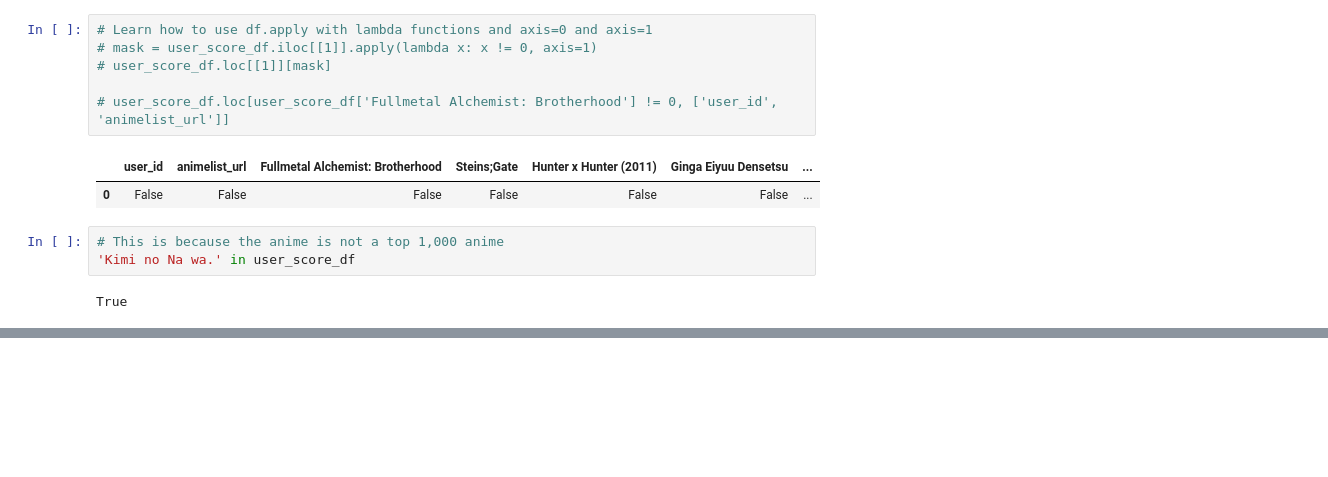
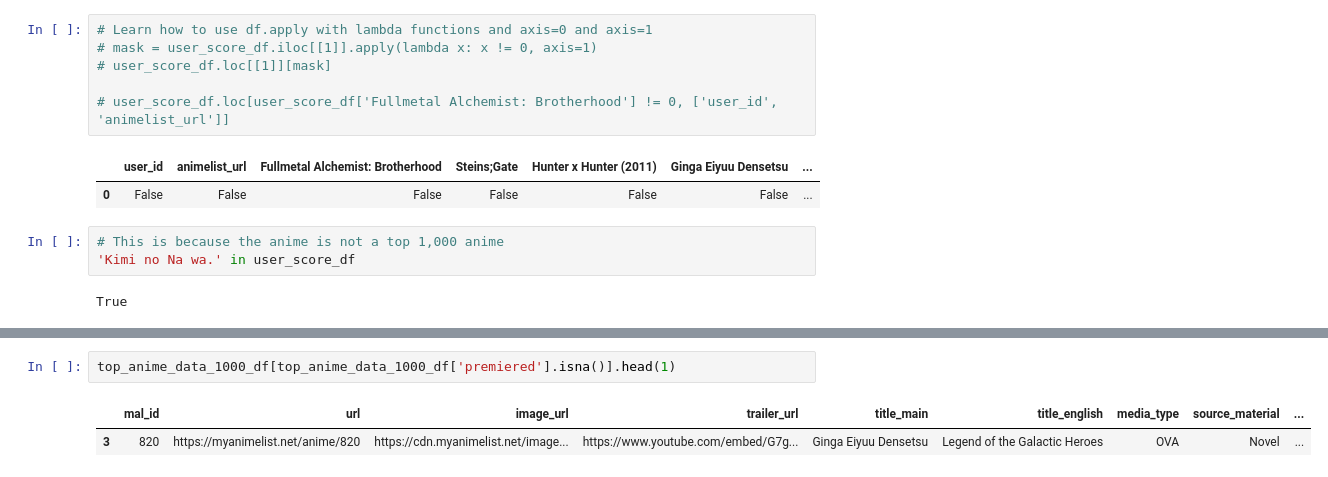
Before and after one commit to binh748/anime-recommender, a Jupyter notebook: notebooks/data_cleaning.ipynb, the cells around one changed output, grey strips where cells are left out. Drawn from its saved outputs; the diff is of its cells as text; blank space fills up the shorter version.

```diff
--- a/notebooks/data_cleaning.ipynb
+++ b/notebooks/data_cleaning.ipynb
@@ -322,0 +344,5 @@ True
+# %%
+top_anime_data_1000_df[top_anime_data_1000_df['premiered'].isna()].head(1)
+# %% [output]
+|  | mal_id | url | image_url | trailer_url | title_main | title_english | media_type | source_material | ... |
+| 3 | 820 | https://myanimelist.net/anime/820 | https://cdn.myanimelist.net/image... | https://www.youtube.com/embed/G7g... | Ginga Eiyuu Densetsu | Legend of the Galactic Heroes | OVA | Novel | ... |
```
Also changed, not shown: parts of 7 cells of this notebook, 1 other file.
